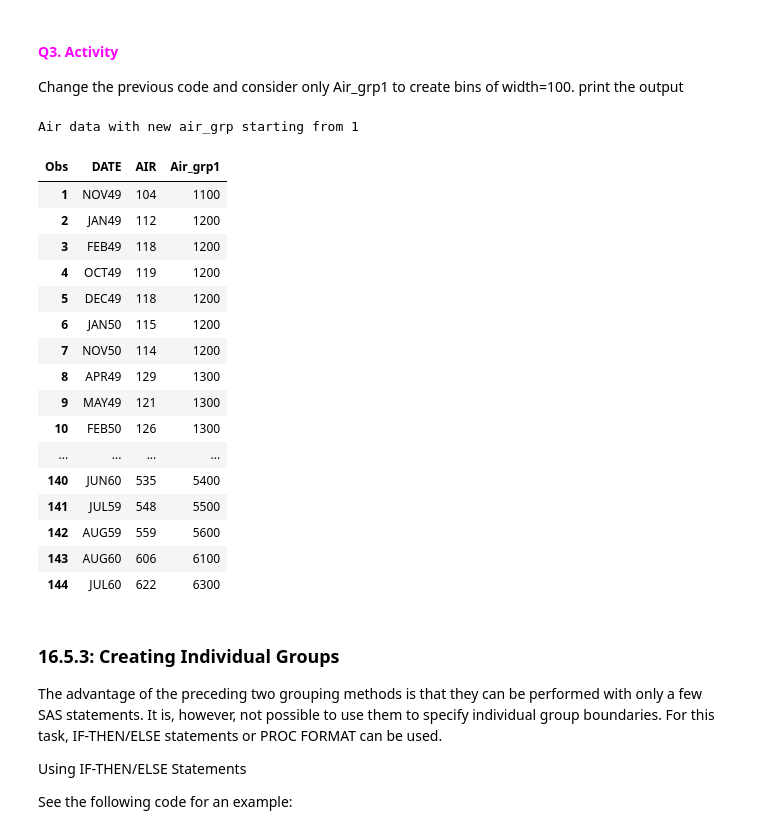
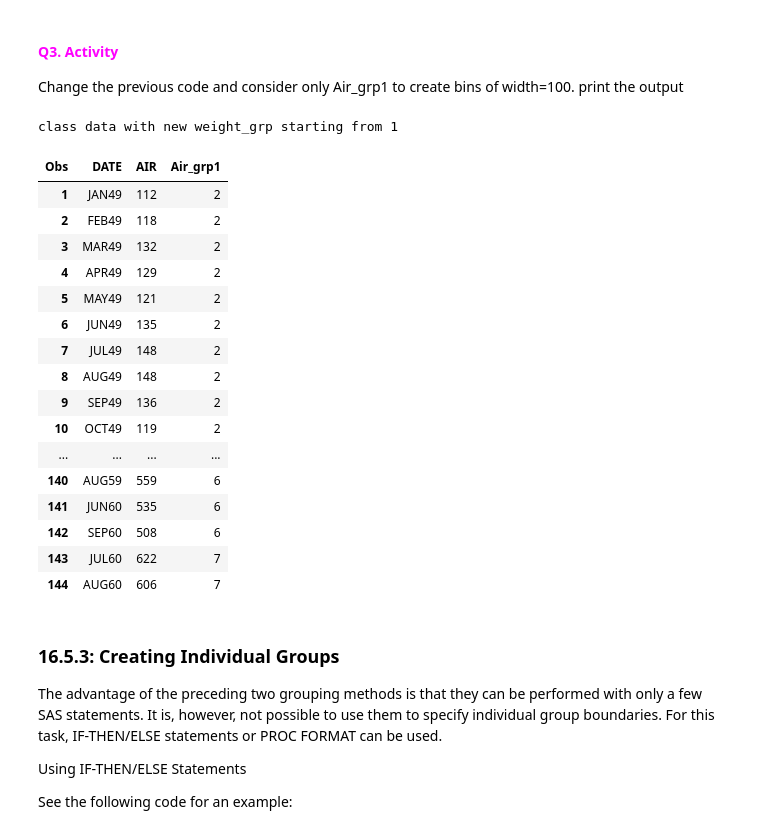
Before and after one commit to haphantran/SAS-BAN, a Jupyter notebook: ban110/weekly_activity/Chapter16_TransformationsofInterval-ScaledVariables.ipynb, the cells around one changed output. Drawn from its saved outputs; the diff is of its cells as text; code cells hidden in the pictures.

```diff
--- a/ban110/weekly_activity/Chapter16_TransformationsofInterval-ScaledVariables.ipynb
+++ b/ban110/weekly_activity/Chapter16_TransformationsofInterval-ScaledVariables.ipynb
@@ -584,35 +580,35 @@ Change the previous code and consider only Air_grp1 to create bins of width=100.
 # %%
 DATA air;
  SET sashelp.air;
-  Air_grp1 = CEIL(air/10)*100;
+  Air_grp1 = CEIL(air/100);
 RUN;
 
 
 proc sort data=air;
     by Air_grp1;
 run;
 
 proc print data=air;
 run;
 # %% [output]
-Air data with new air_grp starting from 1
+class data with new weight_grp starting from 1
 | Obs | DATE | AIR | Air_grp1 |
-| 1 | NOV49 | 104 | 1100 |
-| 2 | JAN49 | 112 | 1200 |
-| 3 | FEB49 | 118 | 1200 |
-| 4 | OCT49 | 119 | 1200 |
-| 5 | DEC49 | 118 | 1200 |
-| 6 | JAN50 | 115 | 1200 |
-| 7 | NOV50 | 114 | 1200 |
-| 8 | APR49 | 129 | 1300 |
-| 9 | MAY49 | 121 | 1300 |
-| 10 | FEB50 | 126 | 1300 |
+| 1 | JAN49 | 112 | 2 |
+| 2 | FEB49 | 118 | 2 |
+| 3 | MAR49 | 132 | 2 |
+| 4 | APR49 | 129 | 2 |
+| 5 | MAY49 | 121 | 2 |
+| 6 | JUN49 | 135 | 2 |
+| 7 | JUL49 | 148 | 2 |
+| 8 | AUG49 | 148 | 2 |
+| 9 | SEP49 | 136 | 2 |
+| 10 | OCT49 | 119 | 2 |
 | ... | ... | ... | ... |
-| 140 | JUN60 | 535 | 5400 |
-| 141 | JUL59 | 548 | 5500 |
-| 142 | AUG59 | 559 | 5600 |
-| 143 | AUG60 | 606 | 6100 |
-| 144 | JUL60 | 622 | 6300 |
+| 140 | AUG59 | 559 | 6 |
+| 141 | JUN60 | 535 | 6 |
+| 142 | SEP60 | 508 | 6 |
+| 143 | JUL60 | 622 | 7 |
+| 144 | AUG60 | 606 | 7 |
 # %% [markdown]
 ### 16.5.3: Creating Individual Groups
 
```
Also changed, not shown: parts of 5 cells of this notebook, 11 other files.
